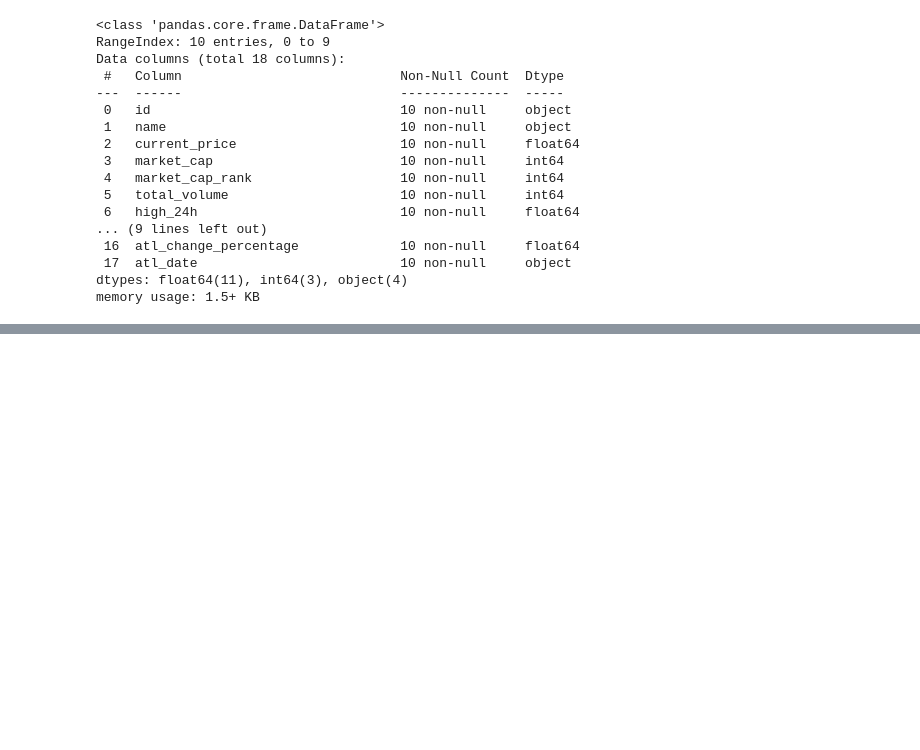
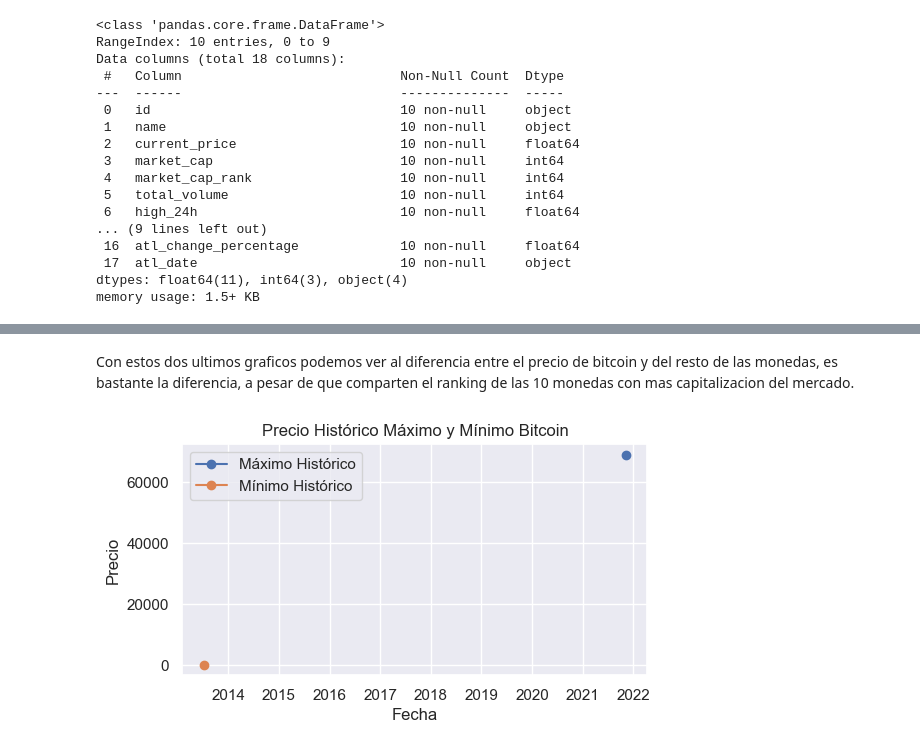
Before and after one commit to Constanzafl/Proyecto2_Data_Analytics, a Jupyter notebook: EDA/uni.ipynb, the cells around one changed output, grey strips where cells are left out. Cells and saved outputs as stored; diff of their text form; code cells hidden in the pictures; blank space fills up the shorter version.

```diff
--- a/EDA/uni.ipynb
+++ b/EDA/uni.ipynb
@@ -47,0 +111,16 @@ top10.describe()
+# %% [markdown]
+Con estos dos ultimos graficos podemos ver al diferencia entre el precio de bitcoin y del resto de las monedas, es bastante la diferencia, a pesar de que comparten el ranking de las 10 monedas con mas capitalizacion del mercado.
+# %%
+top10bit=top10[top10['name']=='Bitcoin']
+
+plt.figure(figsize=(6, 3))
+plt.plot(top10bit['ath_date'], top10bit['ath'], label='Máximo Histórico', marker='o')
+plt.plot(top10bit['atl_date'], top10bit['atl'], label='Mínimo Histórico', marker='o')
+plt.xlabel('Fecha')
+plt.ylabel('Precio')
+plt.title('Precio Histórico Máximo y Mínimo Bitcoin')
+plt.legend()
+plt.grid(True)
+plt.show()
+# %% [output]
+[figure, added]
```
Also changed, not shown: parts of 14 cells of this notebook.
